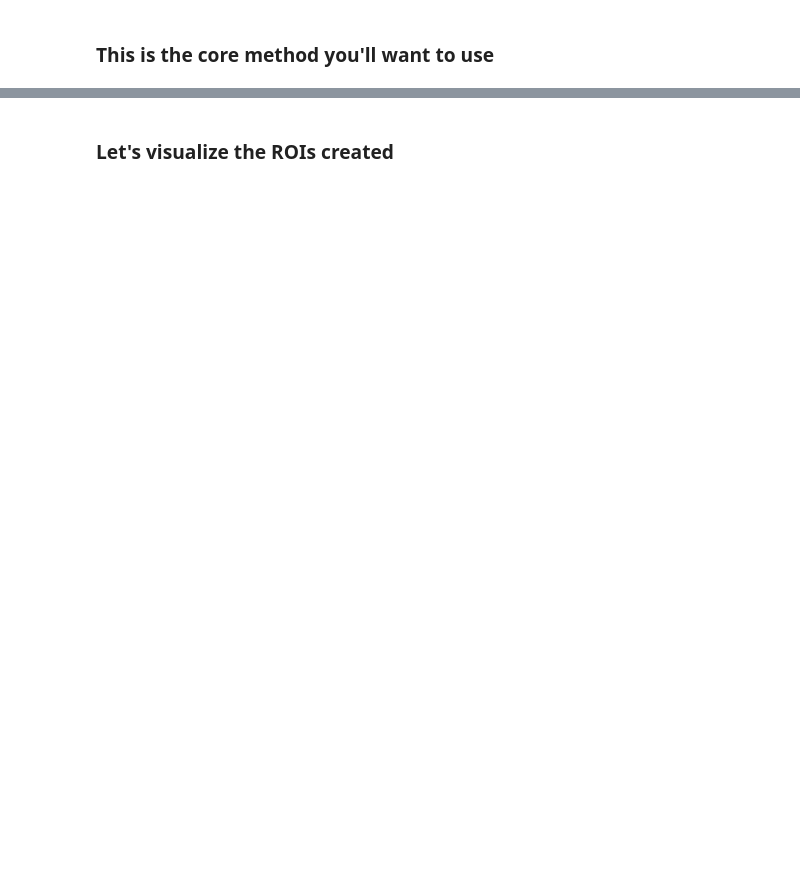
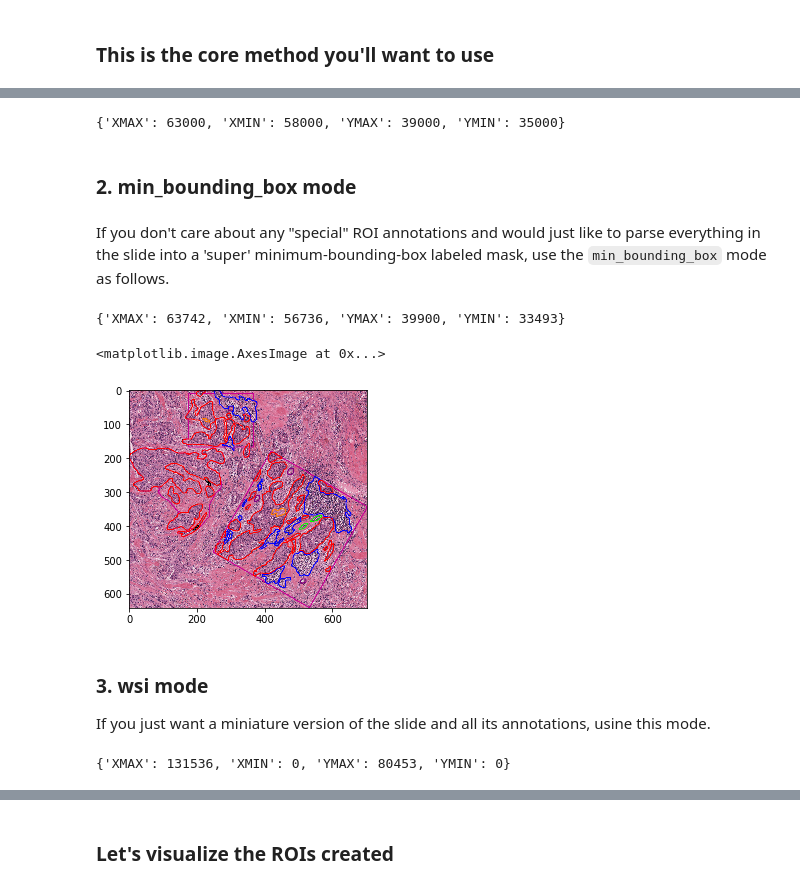
Before and after one commit to DigitalSlideArchive/HistomicsTK, a Jupyter notebook: docs/examples/annotations_to_masks_handler.ipynb, the cells around one changed output, grey strips where cells are left out. Saved outputs shown, nothing was run; the diff lists cells and outputs as text; code cells hidden in the pictures; blank space fills up the shorter version.

```diff
--- a/docs/examples/annotations_to_masks_handler.ipynb
+++ b/docs/examples/annotations_to_masks_handler.ipynb
@@ -153,0 +258,11 @@ print(get_all_roi_masks_for_slide.__doc__)
+# %%
+# get annotations for slide
+slide_annotations = gc.get('/annotation/item/' + SAMPLE_SLIDE_ID)
+
+# scale up/down annotations by a factor
+sf, _ = get_scale_factor_and_appendStr(
+    gc=gc, slide_id=SAMPLE_SLIDE_ID, MPP=MPP, MAG=MAG)
+slide_annotations = scale_slide_annotations(slide_annotations, sf=sf)
+
+# get bounding box information for all annotations
+element_infos = get_bboxes_from_slide_annotations(slide_annotations)
@@ -153,0 +274,26 @@ print(get_all_roi_masks_for_slide.__doc__)
+# %%
+roi_out['bounds']
+# %% [output]
+{'XMAX': 63000, 'XMIN': 58000, 'YMAX': 39000, 'YMIN': 35000}
+# %% [markdown]
+### 2. min_bounding_box mode
+# %% [markdown]
+If you don't care about any "special" ROI annotations and would just like to parse everything in the
+slide into a 'super' minimum-bounding-box labeled mask, use the `min_bounding_box` mode as follows.
+# %%
+# get ROI bounding everything
+minbbox_out = get_image_and_mask_from_slide(
+    mode='min_bounding_box', slide_annotations=slide_annotations,
+    element_infos=element_infos, **get_kwargs)
+# %%
+minbbox_out['bounds']
+# %% [output]
+{'XMAX': 63742, 'XMIN': 56736, 'YMAX': 39900, 'YMIN': 33493}
+# %%
+plt.imshow(minbbox_out['visualization'])
+# %% [output]
+<matplotlib.image.AxesImage at 0x...>
+[figure, added]
+# %% [markdown]
+### 3. wsi mode
+If you just want a miniature version of the slide and all its annotations, usine this mode.
@@ -153,0 +305,4 @@ print(get_all_roi_masks_for_slide.__doc__)
+# %%
+wsi_out['bounds']
+# %% [output]
+{'XMAX': 131536, 'XMIN': 0, 'YMAX': 80453, 'YMIN': 0}
```
Also changed, not shown: parts of 47 cells of this notebook, 2 other files.
